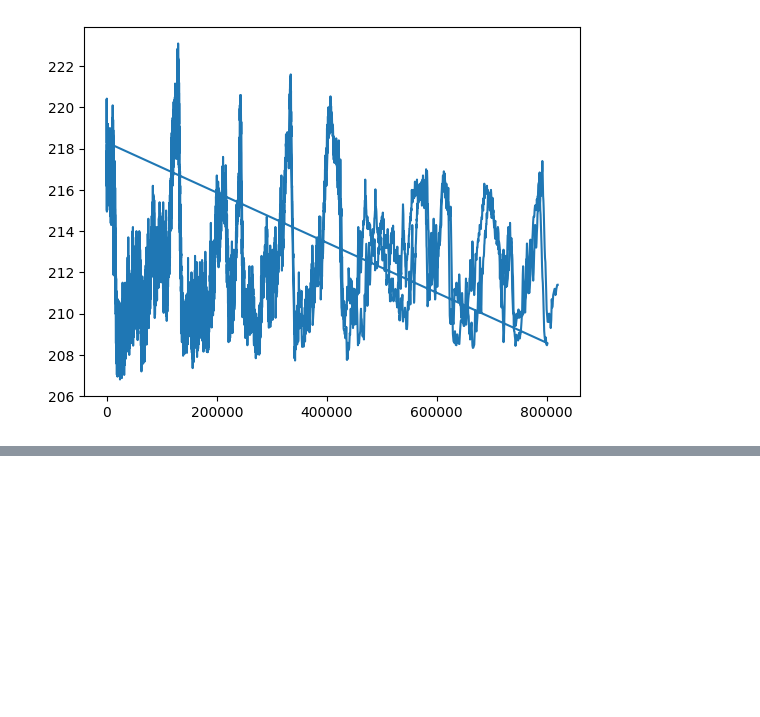
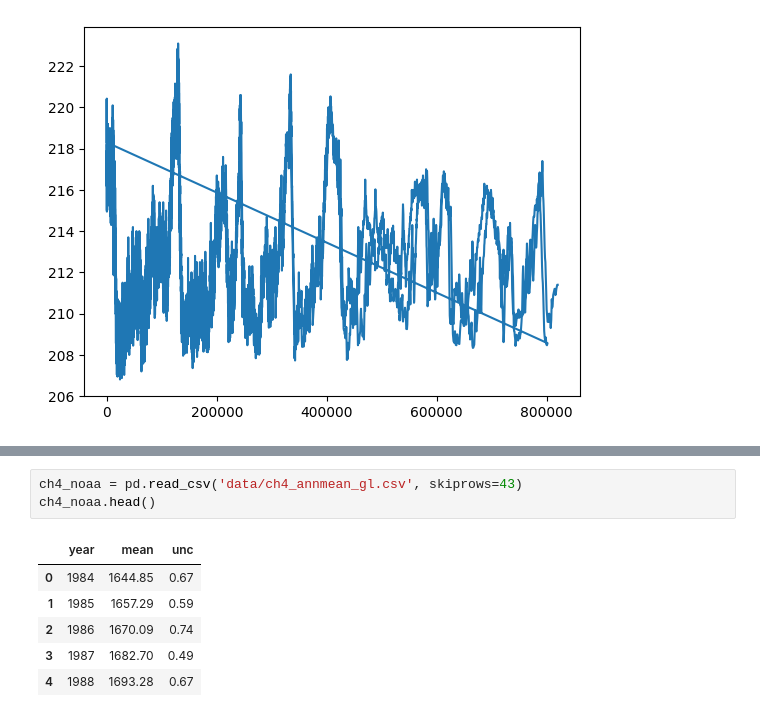
Before and after one commit to tomdbrophy/prog_data_analysis_assessment_2, a Jupyter notebook: project2.ipynb, the cells around one changed output, grey strips where cells are left out. Drawn from its saved outputs; the diff is of its cells as text; blank space fills up the shorter version.

```diff
--- a/project2.ipynb
+++ b/project2.ipynb
@@ -125,0 +153,10 @@ plt.plot(temp['Age'], temp['Temperature'])
+# %%
+ch4_noaa = pd.read_csv('data/ch4_annmean_gl.csv', skiprows=43)
+ch4_noaa.head()
+# %% [output]
+|  | year | mean | unc |
+| 0 | 1984 | 1644.85 | 0.67 |
+| 1 | 1985 | 1657.29 | 0.59 |
+| 2 | 1986 | 1670.09 | 0.74 |
+| 3 | 1987 | 1682.70 | 0.49 |
+| 4 | 1988 | 1693.28 | 0.67 |
```
Also changed, not shown: parts of 6 cells of this notebook, 4 other files.
